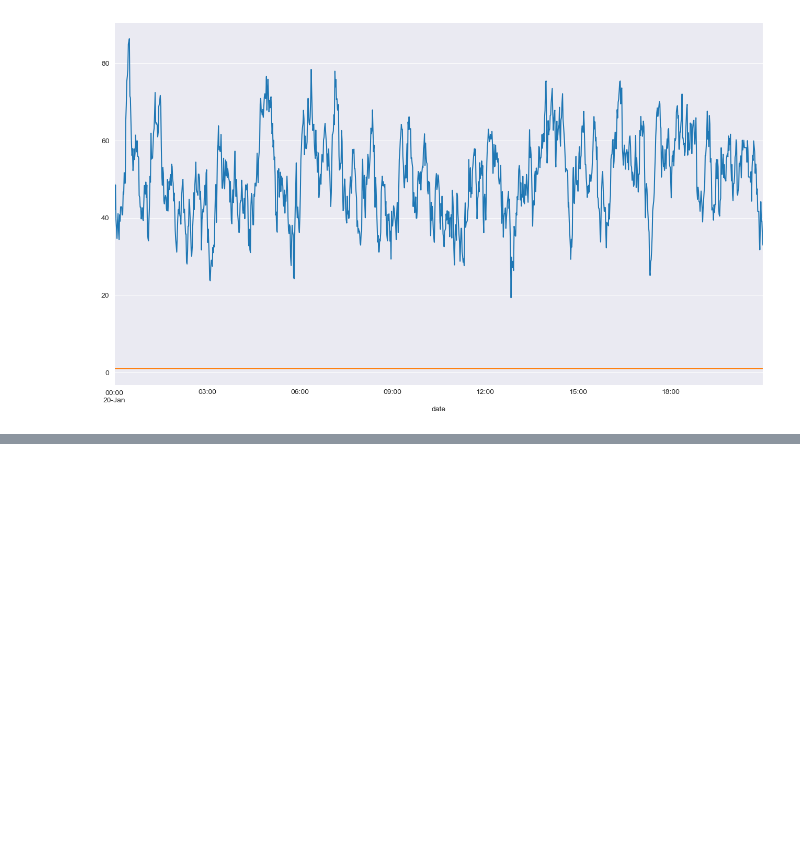
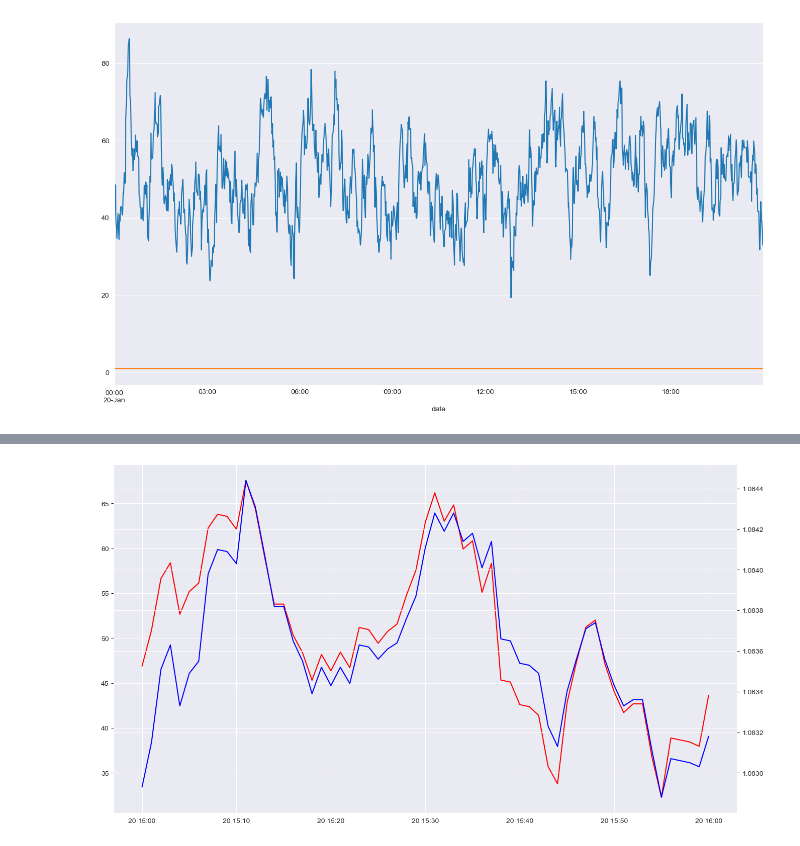
Before and after one commit to krajewskiML/FinDL, a Jupyter notebook: experiments/forex_eurusd_eda.ipynb, the cells around one changed output, grey strips where cells are left out. Cells and saved outputs as stored; diff of their text form; code cells hidden in the pictures; blank space fills up the shorter version.

```diff
--- a/experiments/forex_eurusd_eda.ipynb
+++ b/experiments/forex_eurusd_eda.ipynb
@@ -176,0 +177,9 @@ plt.show()
+# %%
+# plot RSI and close from 2023-01-20 between 3pm and 4pm on a single plot with different y axis
+fig, ax1 = plt.subplots(figsize=(16, 9))
+ax2 = ax1.twinx()
+ax1.plot(eur_usd_1m_ta_df_no_outliers_time_features["RSI"].loc["2023-01-20 15:00:00":"2023-01-20 16:00:00"], color="red")
+ax2.plot(eur_usd_1m_ta_df_no_outliers_time_features["close"].loc["2023-01-20 15:00:00":"2023-01-20 16:00:00"], color="blue")
+plt.show()
+# %% [output]
+[figure, added]
```
Also changed, not shown: parts of 2 cells of this notebook, 3 other files.
